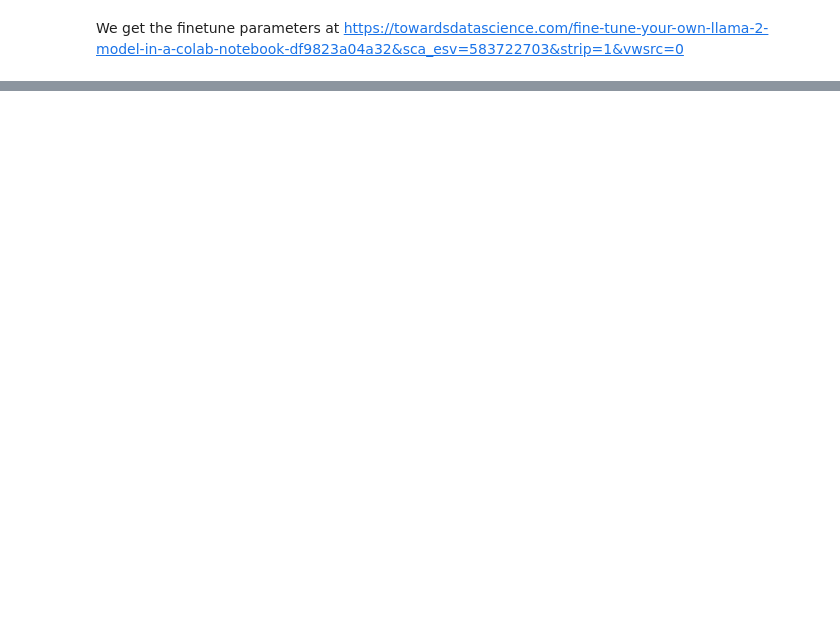
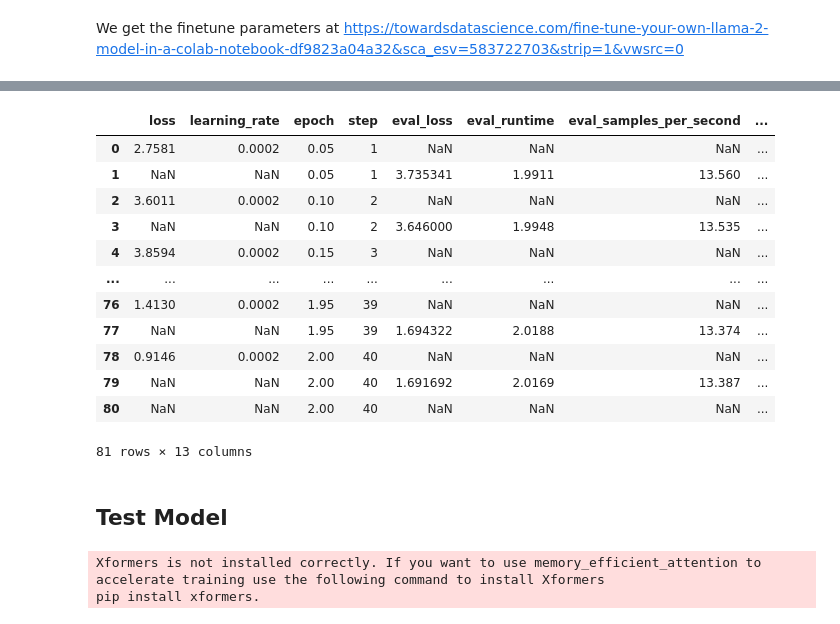
Before and after one commit to ece1786-2023/ThreatX, a Jupyter notebook: FineTuneProjTestILLMA.ipynb, the cells around one changed output, grey strips where cells are left out. Drawn from its saved outputs; the diff is of its cells as text; code cells hidden in the pictures; blank space fills up the shorter version.

```diff
--- a/FineTuneProjTestILLMA.ipynb
+++ b/FineTuneProjTestILLMA.ipynb
@@ -280,10 +387,35 @@ dataset['test'][0]
+# %%
+pd.DataFrame(trainer.state.log_history)
+# %% [output]
+|  | loss | learning_rate | epoch | step | eval_loss | eval_runtime | eval_samples_per_second | ... |
+| 0 | 2.7581 | 0.0002 | 0.05 | 1 | NaN | NaN | NaN | ... |
+| 1 | NaN | NaN | 0.05 | 1 | 3.735341 | 1.9911 | 13.560 | ... |
+| 2 | 3.6011 | 0.0002 | 0.10 | 2 | NaN | NaN | NaN | ... |
+| 3 | NaN | NaN | 0.10 | 2 | 3.646000 | 1.9948 | 13.535 | ... |
+| 4 | 3.8594 | 0.0002 | 0.15 | 3 | NaN | NaN | NaN | ... |
+| ... | ... | ... | ... | ... | ... | ... | ... | ... |
+| 76 | 1.4130 | 0.0002 | 1.95 | 39 | NaN | NaN | NaN | ... |
+| 77 | NaN | NaN | 1.95 | 39 | 1.694322 | 2.0188 | 13.374 | ... |
+| 78 | 0.9146 | 0.0002 | 2.00 | 40 | NaN | NaN | NaN | ... |
+| 79 | NaN | NaN | 2.00 | 40 | 1.691692 | 2.0169 | 13.387 | ... |
+| 80 | NaN | NaN | 2.00 | 40 | NaN | NaN | NaN | ... |
+81 rows × 13 columns
+# %% [markdown]
+## Test Model
 # %%
+pipe = pipeline(task="text-generation", model=model, tokenizer=tokenizer, max_length=400, return_full_text=False)
 rst = []
+stop_token = '</s>'
 for test_data in tqdm.tqdm(dataset['test']):
   prompt = test_data['prompt']
-  pipe = pipeline(task="text-generation", model=model, tokenizer=tokenizer, max_length=1000)
-  result = pipe(f"<s>[INST] {prompt} [/INST]")
+  prompt = f"<s>[INST] {test_data['prompt']}. Take a deep breath and analyze the given text. Only output your final extraction in a list. Your output should be concise. Extraction: [/INST]"
+  result = pipe(prompt)
+  # result = pipe(f"<s>[INST] {prompt} [/INST]")
   peft_model_text_output = result[0]['generated_text']
+  # Stop if the stop token is found
+  if stop_token in peft_model_text_output:
+      end_index = peft_model_text_output.find(stop_token)
+      peft_model_text_output = peft_model_text_output[:end_index]
   ground_truth = test_data['answer']
   rst.append(
       {
@@ -292,6 +424,9 @@ for test_data in tqdm.tqdm(dataset['test']):
           'ground_truth': ground_truth
       }
   )
+# %% [output]
+Xformers is not installed correctly. If you want to use memory_efficient_attention to accelerate training use the following command to install Xformers
+pip install xformers.
 # %%
 pd.DataFrame.from_records(rst)
 # %% [output]
```
Also changed, not shown: parts of 46 cells of this notebook, 4 other files.
